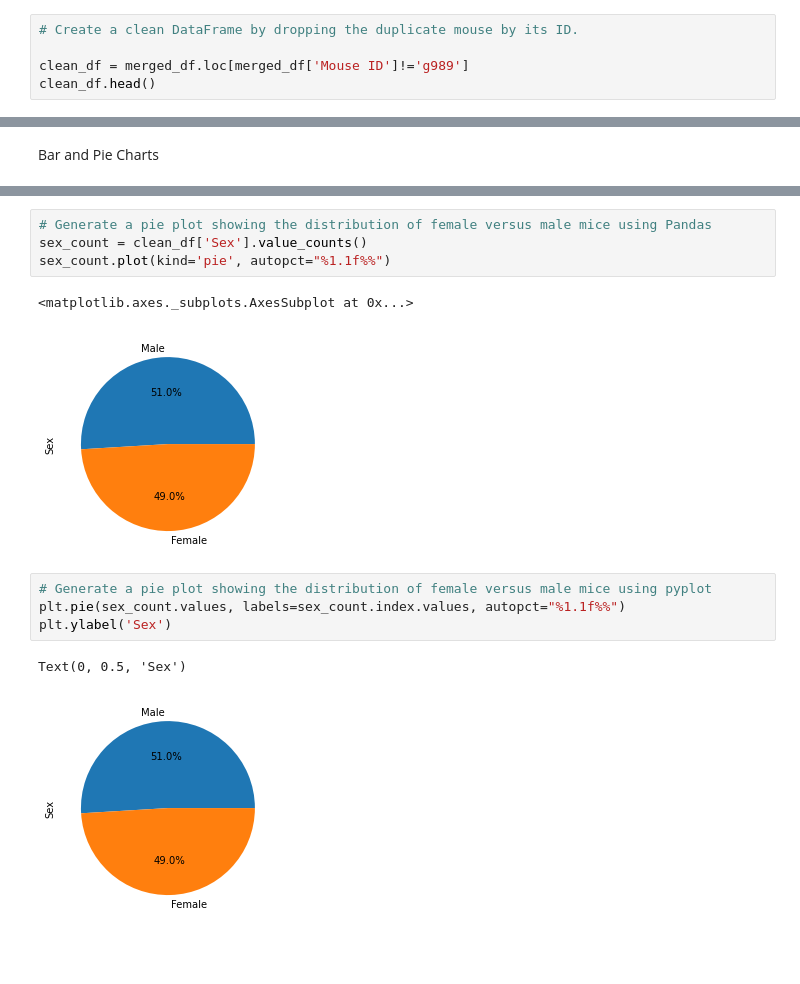
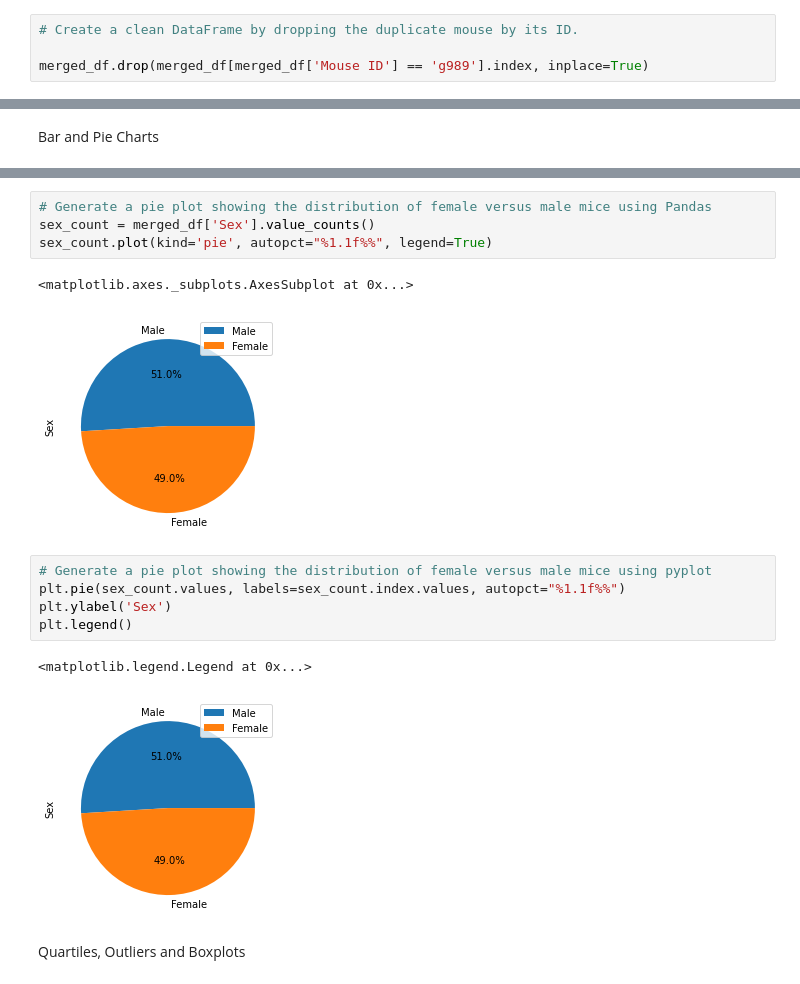
Before and after one commit to jrangel100/Matplotlib-challenge, a Jupyter notebook: Starter_Code/Pymaceuticals/Pymaceuticals.ipynb, the cells around one changed output, grey strips where cells are left out. Cells and saved outputs as stored; diff of their text form; blank space fills up the shorter version.

```diff
--- a/Starter_Code/Pymaceuticals/Pymaceuticals.ipynb
+++ b/Starter_Code/Pymaceuticals/Pymaceuticals.ipynb
@@ -79,5 +86,4 @@ duplicate_mouse
 # %%
 # Create a clean DataFrame by dropping the duplicate mouse by its ID.
 
-clean_df = merged_df.loc[merged_df['Mouse ID']!='g989']
-clean_df.head()
+merged_df.drop(merged_df[merged_df['Mouse ID'] == 'g989'].index, inplace=True)
@@ -180,18 +187,21 @@ plt.tight_layout()
 <Figure size 432x288 with 0 Axes>
 # %%
 # Generate a pie plot showing the distribution of female versus male mice using Pandas
-sex_count = clean_df['Sex'].value_counts()
-sex_count.plot(kind='pie', autopct="%1.1f%%")
+sex_count = merged_df['Sex'].value_counts()
+sex_count.plot(kind='pie', autopct="%1.1f%%", legend=True)
 # %% [output]
 <matplotlib.axes._subplots.AxesSubplot at 0x...>
-[figure, old version]
+[figure, new version]
 # %%
 # Generate a pie plot showing the distribution of female versus male mice using pyplot
 plt.pie(sex_count.values, labels=sex_count.index.values, autopct="%1.1f%%")
 plt.ylabel('Sex')
+plt.legend()
 # %% [output]
-Text(0, 0.5, 'Sex')
+<matplotlib.legend.Legend at 0x...>
-[figure, old version]
+[figure, new version]
+# %% [markdown]
+Quartiles, Outliers and Boxplots
 # %%
 # Calculate the final tumor volume of each mouse across four of the treatment regimens:
 # Capomulin, Ramicane, Infubinol, and Ceftamin
```
Also changed, not shown: parts of 17 cells of this notebook.
